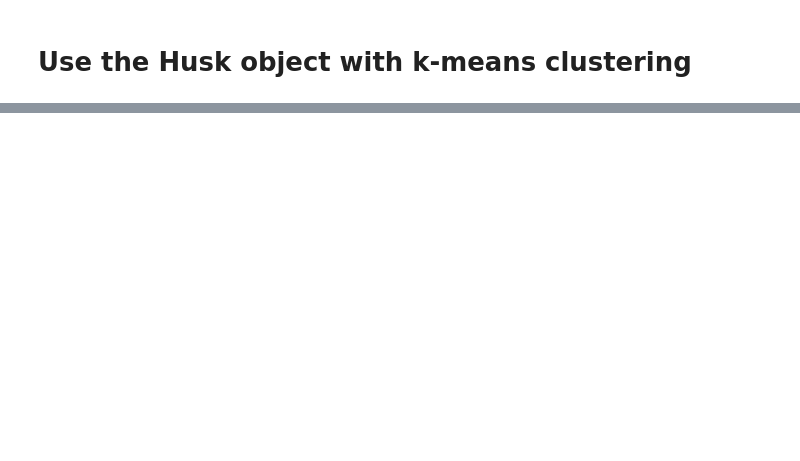
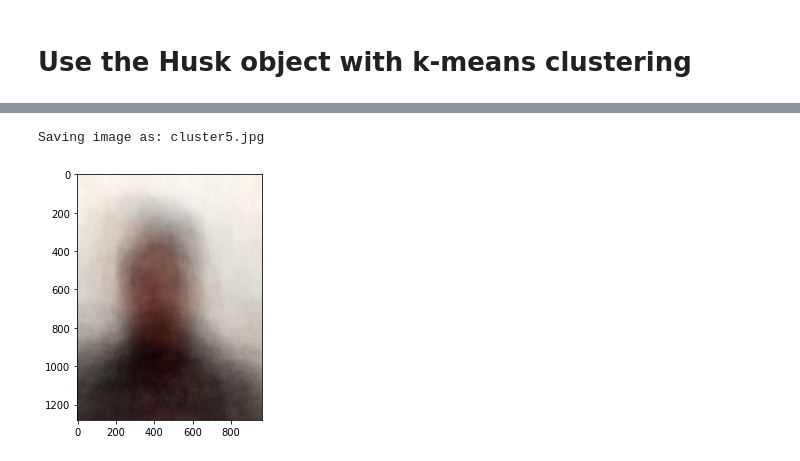
Before and after one commit to SundryTomatoes/gnomon, a Jupyter notebook: gnomon.ipynb, the cells around one changed output, grey strips where cells are left out. Cells and saved outputs as stored; diff of their text form; code cells hidden in the pictures; blank space fills up the shorter version.

```diff
--- a/gnomon.ipynb
+++ b/gnomon.ipynb
@@ -113,8 +106,8 @@ df
 # %%
 husky = husk()
 
-for i in df[df['Cluster'] == 'thursday'].index.values:
-    test.add_image(filename = df.loc[i, 'Image filename'])
+for i in df[df['Cluster'] == 5].index.values:
+    husky.add_image(filename = df.loc[i, 'Image filename'])
 
 # # Read in all pictures to the husk object
 # for i in df.index.values:
@@ -122,7 +115,8 @@ for i in df[df['Cluster'] == 'thursday'].index.values:
 
 husky.rotate_all('r')
 
-husky.blend()
+husky.blend('cluster5.jpg')
 
 %matplotlib inline
 husky.show_comp()
+# %% [output]
@@ -128,0 +124,2 @@ husky.show_comp()
+Saving image as: cluster5.jpg
+[figure, added]
```
Also changed, not shown: parts of 14 cells of this notebook, 7 other files.
